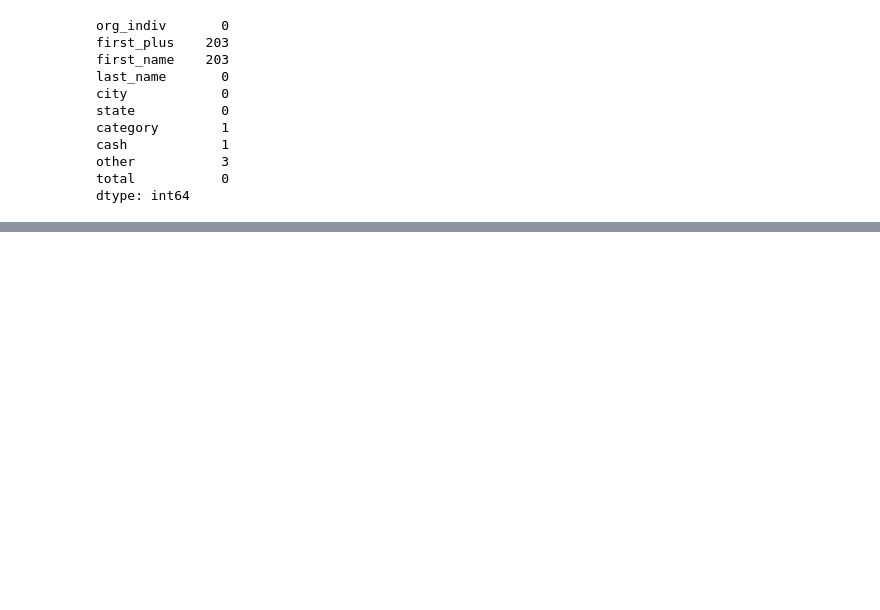
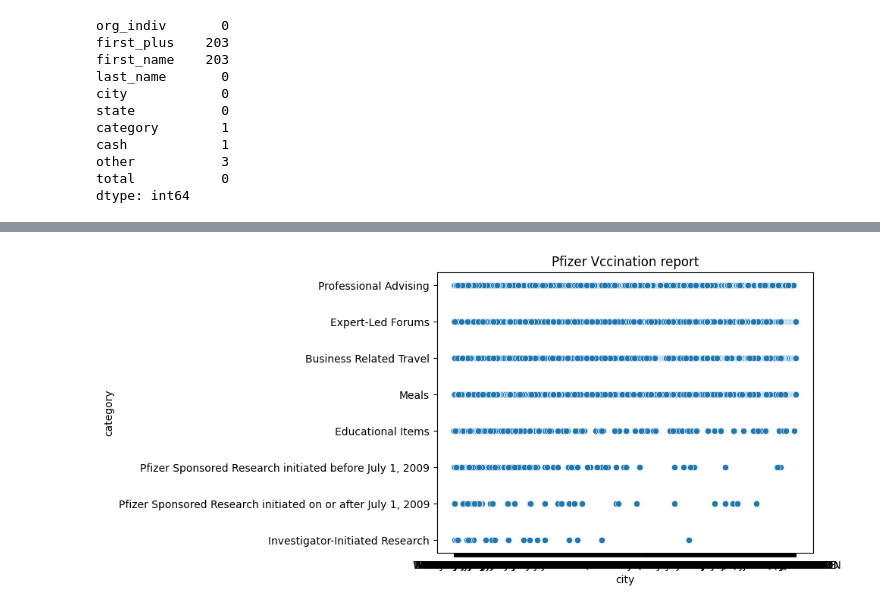
Before and after one commit to Fahin2000/Data-110, a Jupyter notebook: Project_1.ipynb, the cells around one changed output, grey strips where cells are left out. Saved outputs shown, nothing was run; the diff lists cells and outputs as text; code cells hidden in the pictures; blank space fills up the shorter version.

```diff
--- a/Project_1.ipynb
+++ b/Project_1.ipynb
@@ -83,0 +62,2 @@ plt.show()
+# %%
+data= pd.read_csv('pfizer.csv')
@@ -83,0 +82,8 @@ plt.show()
+# %%
+sns.scatterplot(x = data['city'], y = data['category'])
+plt.xlabel("city")
+plt.ylabel("category")
+plt.title("Pfizer Vccination report")
+plt.show()
+# %% [output]
+[figure, added]
```
Also changed, not shown: parts of 12 cells of this notebook.
